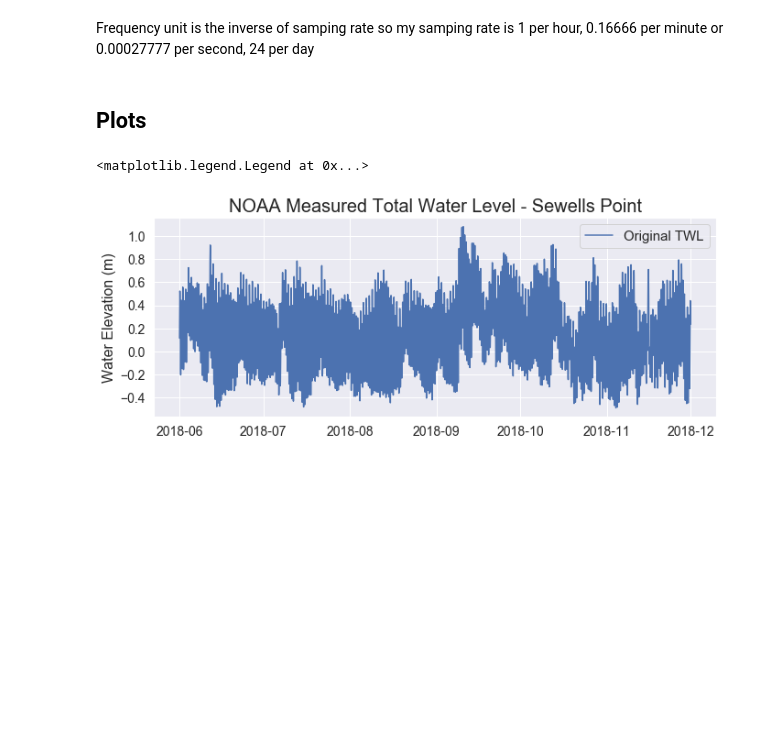
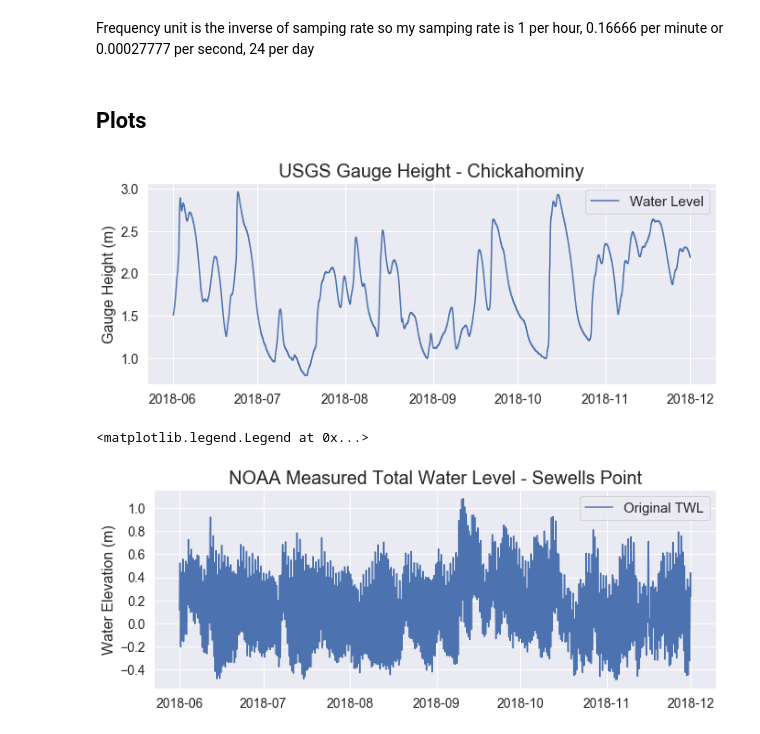
Before and after one commit to l-szczyrba/DeTiding, a Jupyter notebook: Tidal_Analysis_5.ipynb, the cells around one changed output. Saved outputs shown, nothing was run; the diff lists cells and outputs as text; code cells hidden in the pictures; blank space fills up the shorter version.

Commit message:
Added figure of raw riverine data

```diff
--- a/Tidal_Analysis_5.ipynb
+++ b/Tidal_Analysis_5.ipynb
@@ -43,3 +49,6 @@ x_CBBT = df_CBBT['Timestamp']
+# %%
+x_chick = df_CHICK['Timestamp']
+y_chick = df_CHICK['Gauge_Height_m ']
 # %%
 df_CHICK = df_CHICK.set_index(['Timestamp'])
 df_CBBT = df_CBBT.set_index(['Timestamp'])
@@ -107,6 +116,18 @@ y_SP = df_SP['N_Obs_m']
 y_CBBT = df_CBBT['N_Obs_m']
 # %%
 sns.set(rc={'figure.figsize':(11, 4)})
+# %%
+plt.figure(1)
+plt.title ('USGS Gauge Height - Chickahominy', fontsize = 20)
+plt.plot(x_chick, y_chick, label = 'Water Level')
+plt.ylabel('Gauge Height (m)', fontsize = 16)
+plt.yticks(fontsize = 14)
+plt.xticks(fontsize = 14)
+plt.legend(fontsize = 15)
+
+plt.savefig('CHICK_TWL.png', dpi=600, bbox_inches = "tight")
+# %% [output]
+[figure, added]
 # %%
 plt.figure(1)
 plt.title ('NOAA Measured Total Water Level - Sewells Point', fontsize = 20)
```
Also changed, not shown: parts of 1 cell of this notebook, 1 other file.
